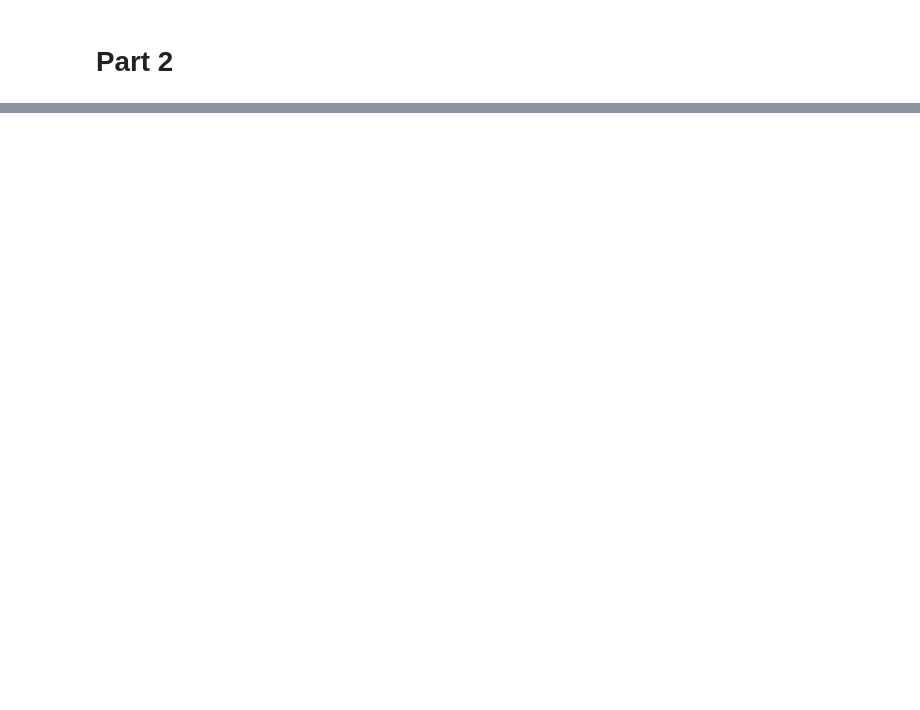
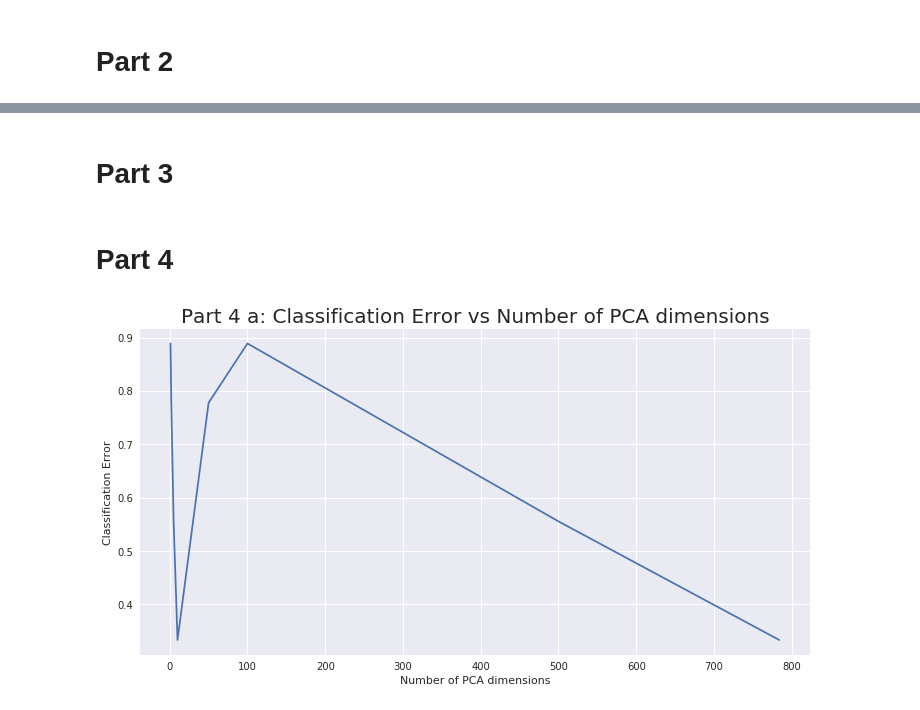
Before and after one commit to reidmcy/ML-Assigments, a Jupyter notebook: Assignment-2/assn2_prob3.ipynb, the cells around one changed output, grey strips where cells are left out. Drawn from its saved outputs; the diff is of its cells as text; code cells hidden in the pictures; blank space fills up the shorter version.

Commit message:
Part 4 done

```diff
--- a/Assignment-2/assn2_prob3.ipynb
+++ b/Assignment-2/assn2_prob3.ipynb
@@ -206,0 +222,2 @@ d = part2(regged, 10)
+# %% [markdown]
+# Part 3
@@ -206,0 +227,31 @@ d = part2(regged, 10)
+# %% [markdown]
+# Part 4
+# %%
+train, dev, test = regged.map(lambda x: LabeledPoint(*x)).randomSplit([4, 1, 1], seed = 123)
+# %%
+def secAA(train, dev, mVals):
+    figSize = 6
+    maxPCA, variance = pca(train, max(mVals))
+    errors = []
+    for m in mVals:
+        mat = maxPCA[:m]
+        trainPCA = train.map(lambda x: LabeledPoint(x.label, mat.dot(x.features)))
+        modelPCA = pyspark.mllib.classification.LogisticRegressionWithLBFGS.train(trainPCA, iterations = 100, numClasses = 10)
+        errors.append(dev.map(lambda x : 0 if modelPCA.predict(mat.dot(x.features)) == x.label else 1).mean())
+
+    #No PCA
+    #28 * 28
+    modelBase = pyspark.mllib.classification.LogisticRegressionWithLBFGS.train(train, iterations = 100, numClasses = 10)
+    errors.append(dev.map(lambda x : 0 if modelBase.predict(x.features) == x.label else 1).mean())
+
+
+    fig, ax = plt.subplots(figsize = (figSize * 2, figSize))
+    ax.plot(mVals + [28 * 28], errors)
+    ax.set_title("Part 4 a: Classification Error vs Number of PCA dimensions", fontsize = 20)
+    ax.set_xlabel("Number of PCA dimensions")
+    ax.set_ylabel("Classification Error")
+    return pandas.DataFrame({"Number of PCA dimensions" : mVals + [28 * 28], "Classification Error" : errors}).set_index("Number of PCA dimensions")
+# %%
+resultsDF = secAA(train, dev, mVals)
+# %% [output]
+[figure, added]
```
Also changed, not shown: parts of 20 cells of this notebook.
